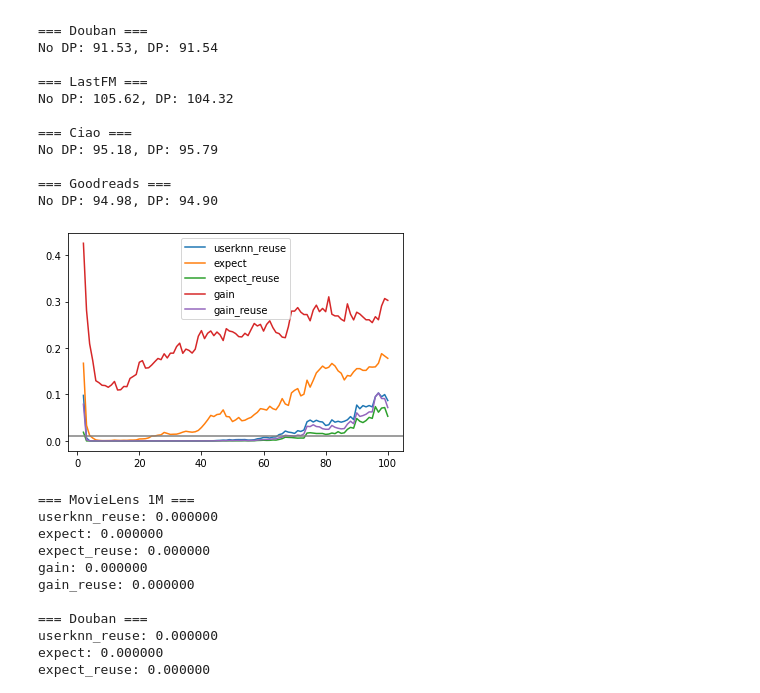
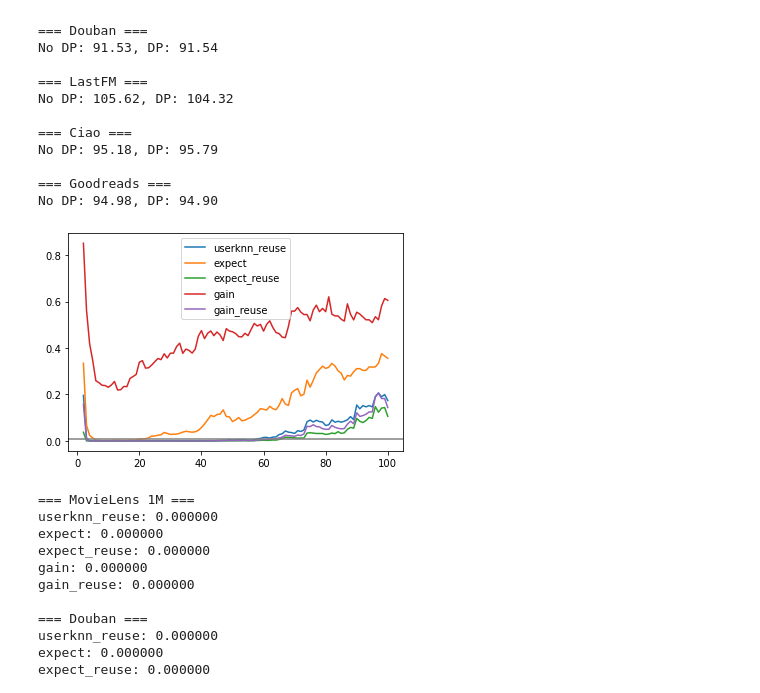
Before and after one commit to pmuellner/ReuseKNN, a Jupyter notebook: Rating Prediction Visualizations.ipynb, the cells around one changed output. Drawn from its saved outputs; the diff is of its cells as text; code cells hidden in the pictures.

```diff
--- a/Rating Prediction Visualizations.ipynb
+++ b/Rating Prediction Visualizations.ipynb
@@ -765,22 +831,22 @@ No DP: 94.98, DP: 94.90
 # %%
 def plot_p_values_q(dataset_name, metric, h0="<"):
     significance_tests = pl.load(open("results/unprotected/" + dataset_name + "/significance_test_results.pkl", "rb"))
 
     plt.figure()
     for m in ["userknn_reuse", "expect", "expect_reuse", "gain", "gain_reuse"]:
         p_values = []
         for folds in range(len(significance_tests[m])):
             ps = [r["p"] for r in significance_tests[m][folds][metric][h0][0]]
             p_values.append(ps)
         plt.plot(range(len(ps)), np.amax(p_values, axis=0), label=m)
     plt.axhline(y=0.01, c="gray")
     plt.legend()
 
 #plot_p_values_q("ml-1m", "avg_neighborhood_size_q")
 #plot_p_values_q("douban", "avg_neighborhood_size_q")
 #plot_p_values_q("lfm", "avg_neighborhood_size_q")
-plot_p_values_q("ciao", "avg_neighborhood_size_q", h0="<")
+plot_p_values_q("ciao", "avg_neighborhood_size_q", h0="==")
 #plot_p_values_q("goodreads", "avg_neighborhood_size_q")
 # %% [output]
-[figure, old version]
+[figure, new version]
 # %%
```
Also changed, not shown: parts of 21 cells of this notebook, 2 other files.
